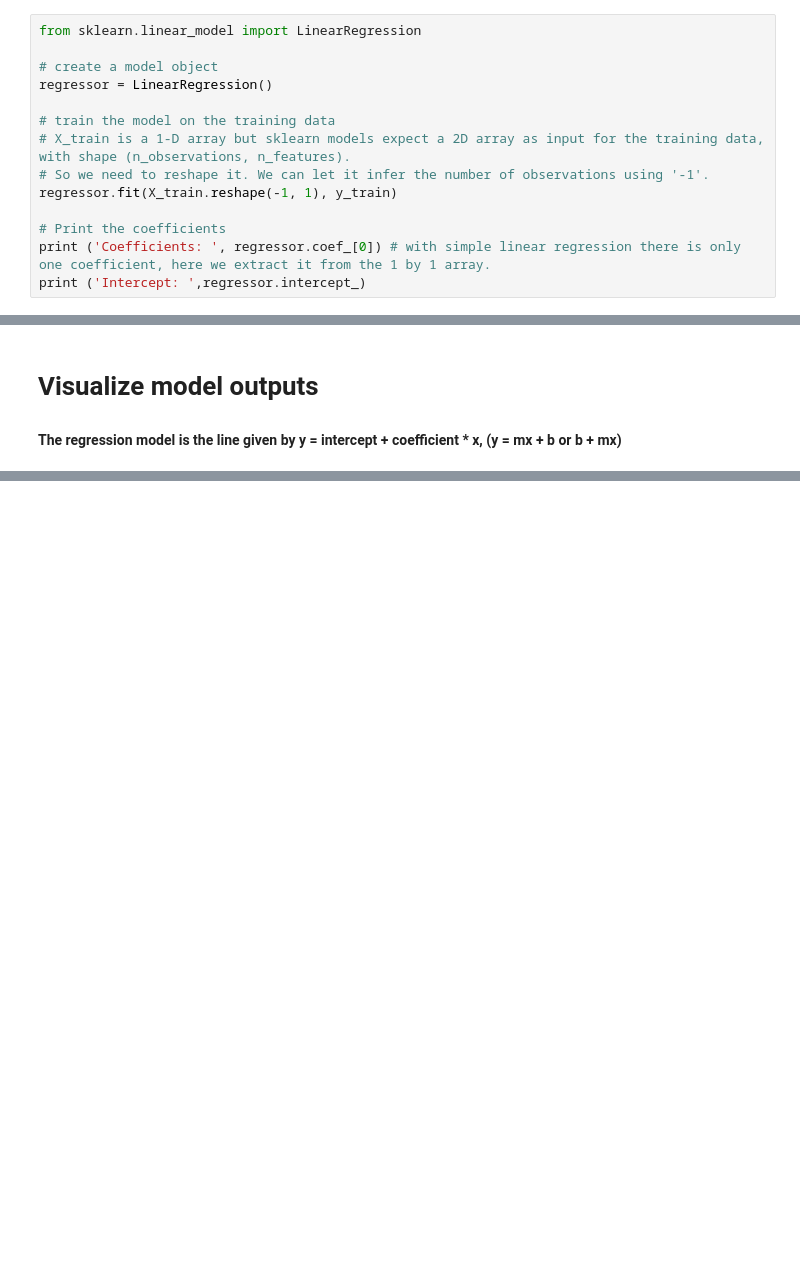
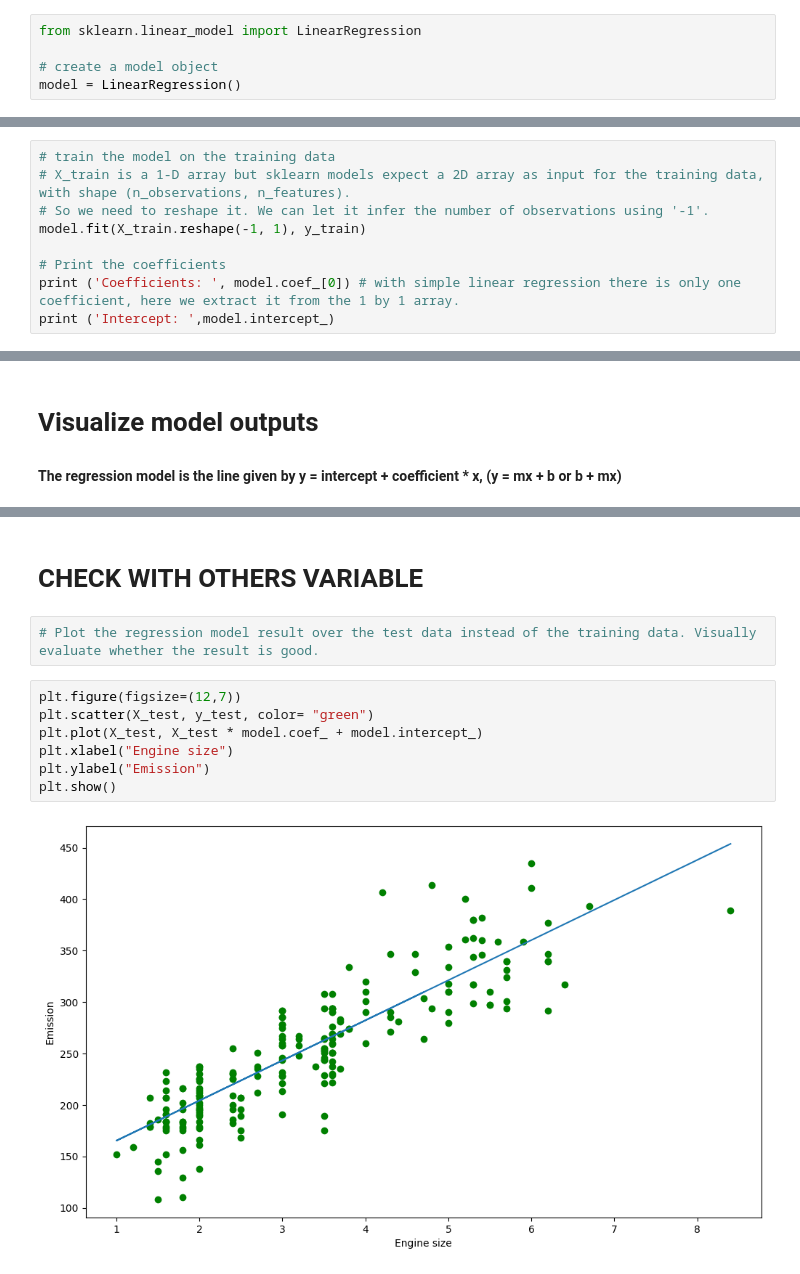
Before and after one commit to Hasan082/AI_and_Machine_learning, a Jupyter notebook: machien_learning/Linear_Regression.ipynb, the cells around one changed output, grey strips where cells are left out. Cells and saved outputs as stored; diff of their text form; blank space fills up the shorter version.

Commit message:
Linear regression done

```diff
--- a/machien_learning/Linear_Regression.ipynb
+++ b/machien_learning/Linear_Regression.ipynb
@@ -203,13 +203,4 @@ type(X_train), np.shape(X_train), np.shape(X_train)
 from sklearn.linear_model import LinearRegression
 
 # create a model object
-regressor = LinearRegression()
-
-# train the model on the training data
-# X_train is a 1-D array but sklearn models expect a 2D array as input for the training data, with shape (n_observations, n_features).
-# So we need to reshape it. We can let it infer the number of observations using '-1'.
-regressor.fit(X_train.reshape(-1, 1), y_train)
-
-# Print the coefficients
-print ('Coefficients: ', regressor.coef_[0]) # with simple linear regression there is only one coefficient, here we extract it from the 1 by 1 array.
-print ('Intercept: ',regressor.intercept_)
+model = LinearRegression()
@@ -218,0 +207,9 @@ Intercept:  126.2897021740873
+# %%
+# train the model on the training data
+# X_train is a 1-D array but sklearn models expect a 2D array as input for the training data, with shape (n_observations, n_features).
+# So we need to reshape it. We can let it infer the number of observations using '-1'.
+model.fit(X_train.reshape(-1, 1), y_train)
+
+# Print the coefficients
+print ('Coefficients: ', model.coef_[0]) # with simple linear regression there is only one coefficient, here we extract it from the 1 by 1 array.
+print ('Intercept: ',model.intercept_)
@@ -234,0 +263,13 @@ Text(0, 0.5, 'Emission')
+# %% [markdown]
+# CHECK WITH OTHERS VARIABLE
+# %%
+# Plot the regression model result over the test data instead of the training data. Visually evaluate whether the result is good.
+# %%
+plt.figure(figsize=(12,7))
+plt.scatter(X_test, y_test, color= "green")
+plt.plot(X_test, X_test * model.coef_ + model.intercept_)
+plt.xlabel("Engine size")
+plt.ylabel("Emission")
+plt.show()
+# %% [output]
+[figure, added]
```
Also changed, not shown: parts of 17 cells of this notebook, 1 other file.
